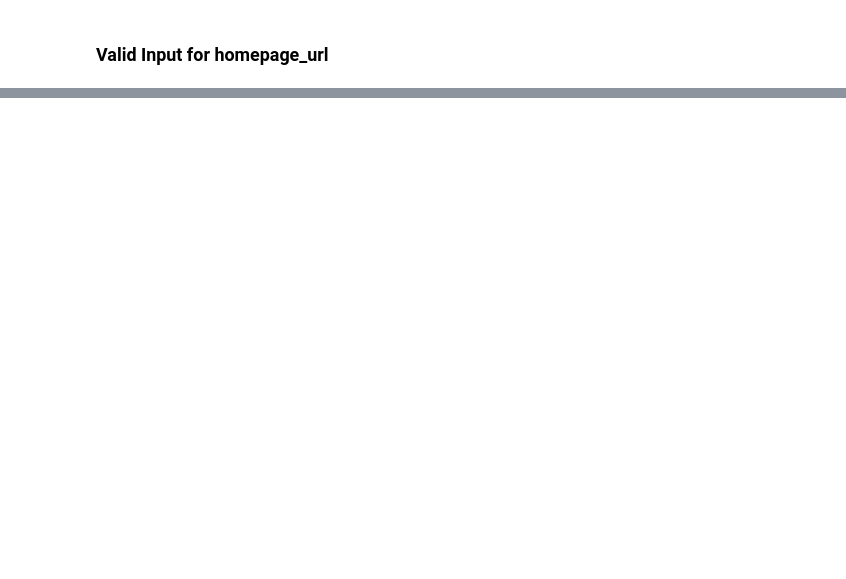
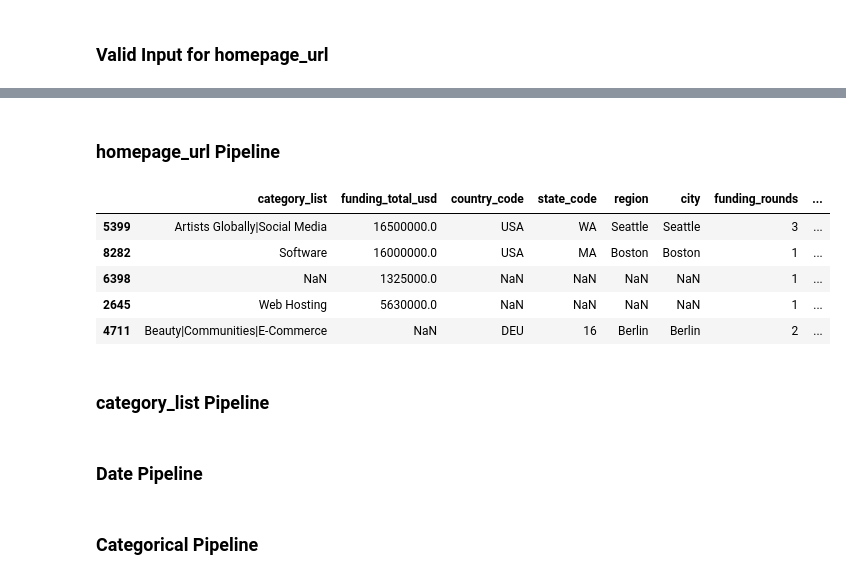
Before and after one commit to alfiannajih/startup-prediction, a Jupyter notebook: EDA startup.ipynb, the cells around one changed output, grey strips where cells are left out. Saved outputs shown, nothing was run; the diff lists cells and outputs as text; code cells hidden in the pictures; blank space fills up the shorter version.

Commit message:
categorical pipeline

```diff
--- a/EDA startup.ipynb
+++ b/EDA startup.ipynb
@@ -515,5 +482,0 @@ class UrlTrans(BaseEstimator, TransformerMixin):
-# %%
-url_trans = UrlTrans(valid_protocol, valid_dom)
-
-url_trans.fit(X_train)
-url_trans.transform(X_train)
@@ -533,0 +491,2 @@ url_trans.transform(X_train)
+# %% [markdown]
+### homepage_url Pipeline
@@ -533,0 +517,11 @@ url_trans.transform(X_train)
+# %%
+UrlTrans(valid_protocol, valid_dom).fit_transform(X_train).head()
+# %% [output]
+|  | category_list | funding_total_usd | country_code | state_code | region | city | funding_rounds | ... |
+| 5399 | Artists Globally|Social Media | 16500000.0 | USA | WA | Seattle | Seattle | 3 | ... |
+| 8282 | Software | 16000000.0 | USA | MA | Boston | Boston | 1 | ... |
+| 6398 | NaN | 1325000.0 | NaN | NaN | NaN | NaN | 1 | ... |
+| 2645 | Web Hosting | 5630000.0 | NaN | NaN | NaN | NaN | 1 | ... |
+| 4711 | Beauty|Communities|E-Commerce | NaN | DEU | 16 | Berlin | Berlin | 2 | ... |
+# %% [markdown]
+### category_list Pipeline
@@ -533,0 +537,2 @@ url_trans.transform(X_train)
+# %% [markdown]
+### Date Pipeline
@@ -533,0 +555,2 @@ url_trans.transform(X_train)
+# %% [markdown]
+### Categorical Pipeline
```
Also changed, not shown: parts of 11 cells of this notebook.
